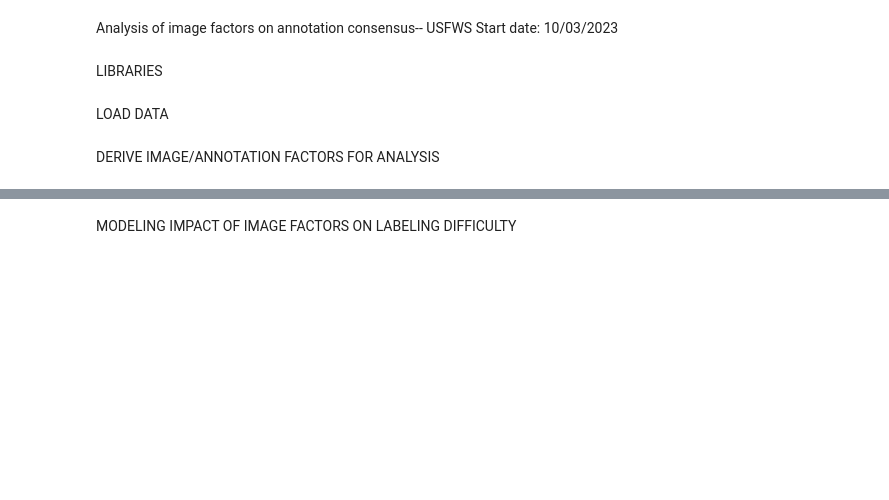
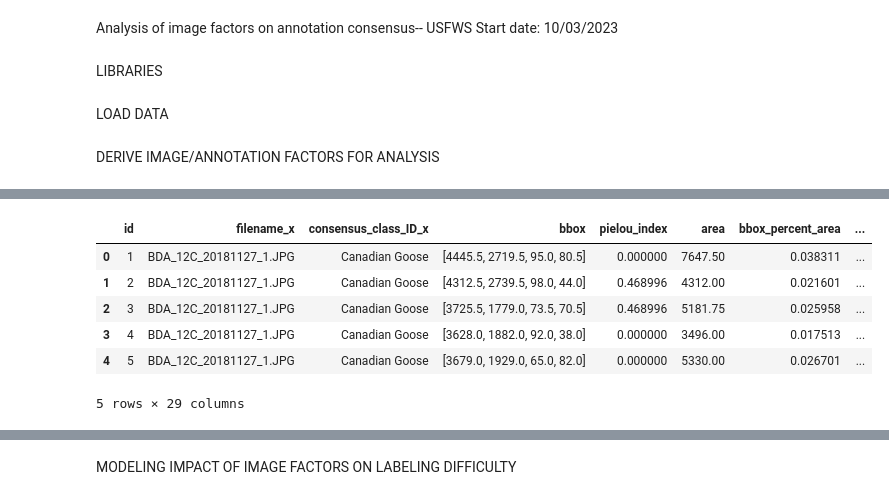
Before and after one commit to ASPIRE-collab/drones4ducks-optimizing, a Jupyter notebook: utils/texture/annotationfactors_expert.ipynb, the cells around one changed output, grey strips where cells are left out. Saved outputs shown, nothing was run; the diff lists cells and outputs as text; code cells hidden in the pictures; blank space fills up the shorter version.

```diff
--- a/utils/texture/annotationfactors_expert.ipynb
+++ b/utils/texture/annotationfactors_expert.ipynb
@@ -668,0 +688,11 @@ df.to_csv('E:/imagefactors/data/expert_imagefactors_SPP.csv', index=False)
+# %%
+df = df.drop(columns=['cluster_id_x', 'cluster_id_y', 'consensus_class_ID_y', 'consensus_bbox', 'filename_y'], axis=1)
+df.head()
+# %% [output]
+|  | id | filename_x | consensus_class_ID_x | bbox | pielou_index | area | bbox_percent_area | ... |
+| 0 | 1 | BDA_12C_20181127_1.JPG | Canadian Goose | [4445.5, 2719.5, 95.0, 80.5] | 0.000000 | 7647.50 | 0.038311 | ... |
+| 1 | 2 | BDA_12C_20181127_1.JPG | Canadian Goose | [4312.5, 2739.5, 98.0, 44.0] | 0.468996 | 4312.00 | 0.021601 | ... |
+| 2 | 3 | BDA_12C_20181127_1.JPG | Canadian Goose | [3725.5, 1779.0, 73.5, 70.5] | 0.468996 | 5181.75 | 0.025958 | ... |
+| 3 | 4 | BDA_12C_20181127_1.JPG | Canadian Goose | [3628.0, 1882.0, 92.0, 38.0] | 0.000000 | 3496.00 | 0.017513 | ... |
+| 4 | 5 | BDA_12C_20181127_1.JPG | Canadian Goose | [3679.0, 1929.0, 65.0, 82.0] | 0.000000 | 5330.00 | 0.026701 | ... |
+5 rows × 29 columns
```
Also changed, not shown: parts of 21 cells of this notebook, 1 other file.
